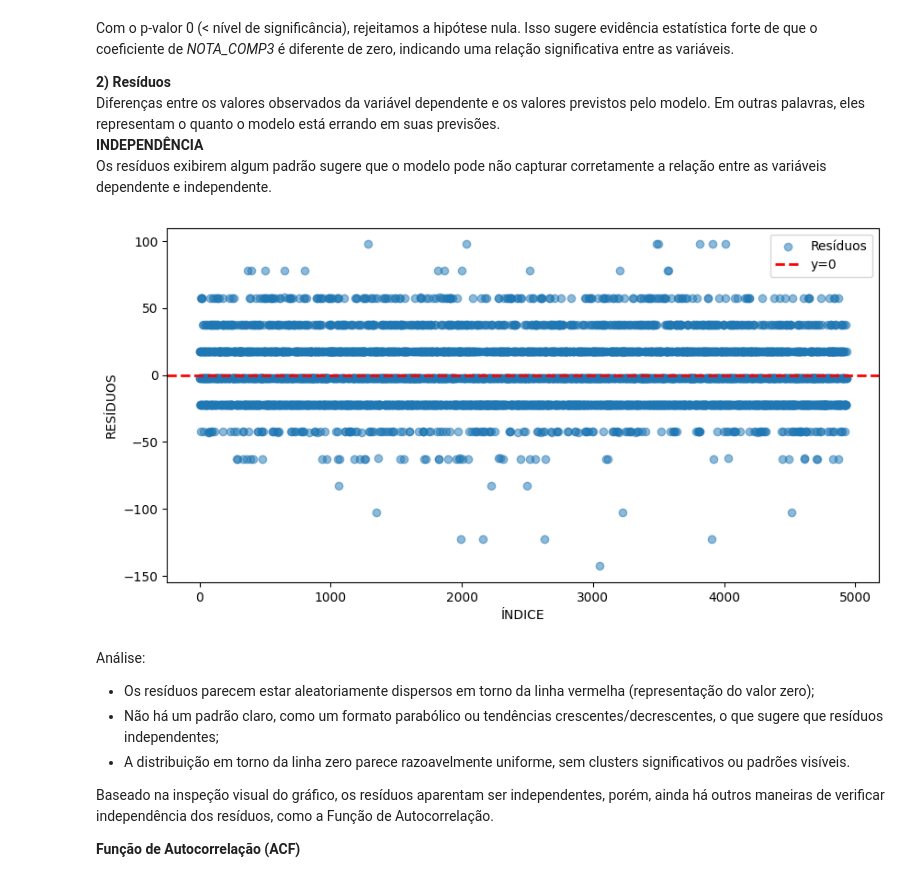
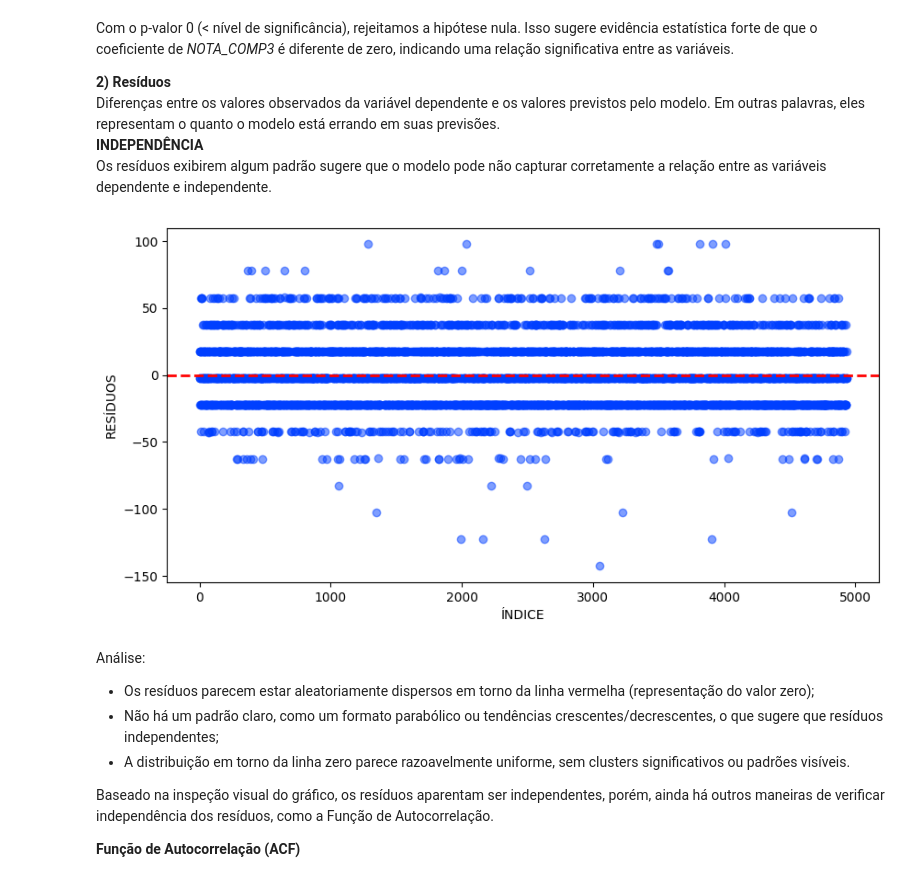
Before and after one commit to pyrataria/data_analytics, a Jupyter notebook: notas_enem_ap2023/notebook/notas_enem_ap2023.ipynb, the cells around one changed output. Drawn from its saved outputs; the diff is of its cells as text; code cells hidden in the pictures.

```diff
--- a/notas_enem_ap2023/notebook/notas_enem_ap2023.ipynb
+++ b/notas_enem_ap2023/notebook/notas_enem_ap2023.ipynb
@@ -81,3 +84,8 @@ import seaborn as sns
+# %%
+plt.style.use("seaborn-v0_8-bright")
+# %%
+#plt.rcParams['axes.facecolor'] = 'white'
+plt.rcParams['figure.facecolor'] = 'white'
 # %%
 def pair_plot(df, **kwargs):
     sns.pairplot(df, height=2, kind="reg",
@@ -469,18 +478,17 @@ tam_resids = len(residuos)
 # %%
 plt.figure(figsize=fig_size)
 
 # Gráfico de dispersão (resíduos ao longo do tempo)
 plt.scatter(range(tam_resids), residuos, label="Resíduos", alpha=0.5)
 
 # Adicionar linha horizontal em y=0
 plt.axhline(y=0, color="red", linestyle="--", linewidth=2, label="y=0")
 
 # Configurações do layout
 plt.xlabel("ÍNDICE")
-plt.ylabel("RESÍDUOS")
-plt.legend();
+plt.ylabel("RESÍDUOS");
 # %% [output]
-[figure, old version]
+[figure, new version]
 # %% [markdown]
 Análise:
 - Os resíduos parecem estar aleatoriamente dispersos em torno da linha vermelha (representação do valor zero);
```
Also changed, not shown: parts of 17 cells of this notebook.
